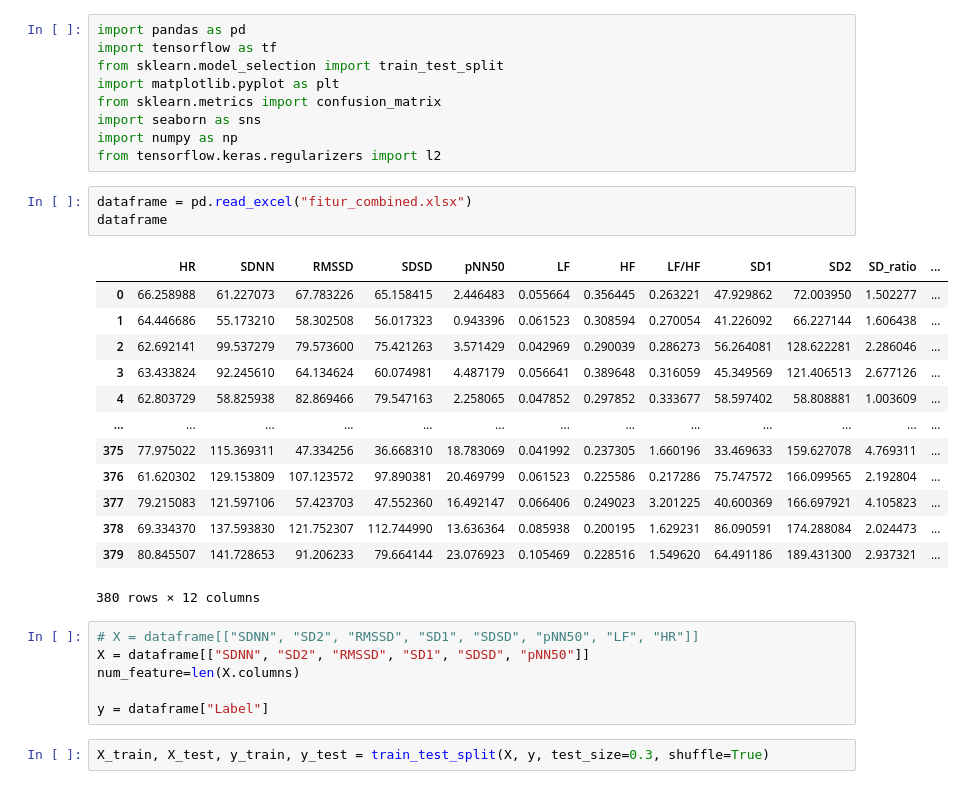
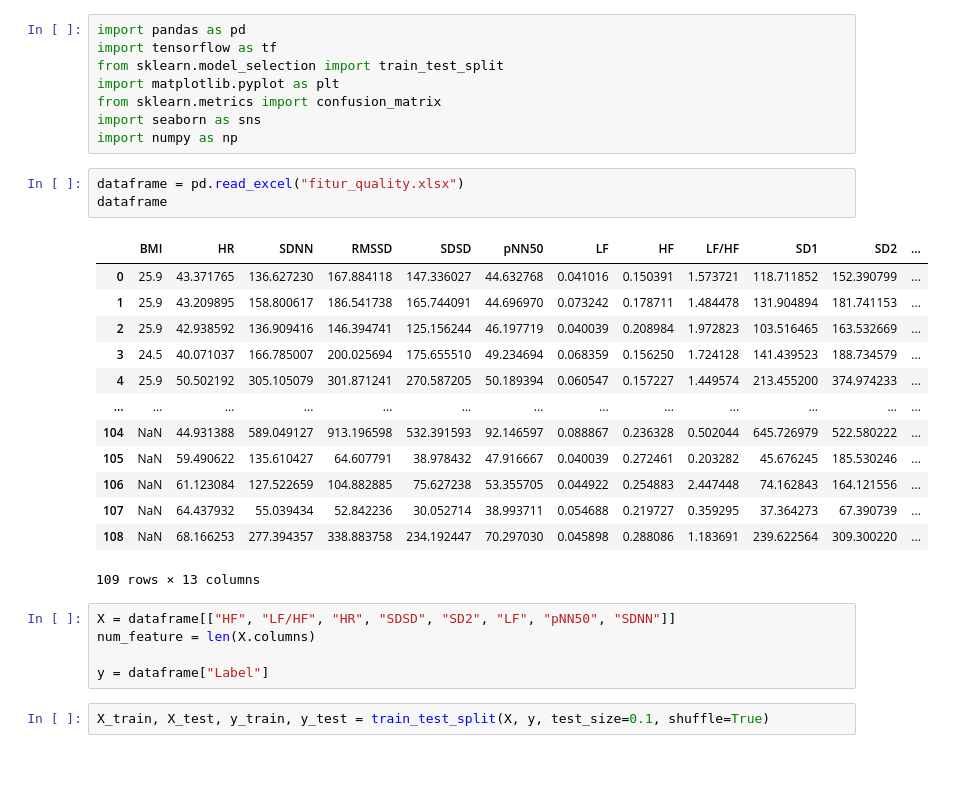
Before and after one commit to LittleBabyIcebear/Sleep-Apnea, a Jupyter notebook: model_quality.ipynb, the cells around one changed output. Cells and saved outputs as stored; diff of their text form.

```diff
--- a/model_quality.ipynb
+++ b/model_quality.ipynb
@@ -6,32 +6,30 @@ import matplotlib.pyplot as plt
 from sklearn.metrics import confusion_matrix
 import seaborn as sns
 import numpy as np
-from tensorflow.keras.regularizers import l2
 # %%
-dataframe = pd.read_excel("fitur_combined.xlsx")
+dataframe = pd.read_excel("fitur_quality.xlsx")
 dataframe
 # %% [output]
-|  | HR | SDNN | RMSSD | SDSD | pNN50 | LF | HF | LF/HF | SD1 | SD2 | SD_ratio | ... |
-| 0 | 66.258988 | 61.227073 | 67.783226 | 65.158415 | 2.446483 | 0.055664 | 0.356445 | 0.263221 | 47.929862 | 72.003950 | 1.502277 | ... |
-| 1 | 64.446686 | 55.173210 | 58.302508 | 56.017323 | 0.943396 | 0.061523 | 0.308594 | 0.270054 | 41.226092 | 66.227144 | 1.606438 | ... |
-| 2 | 62.692141 | 99.537279 | 79.573600 | 75.421263 | 3.571429 | 0.042969 | 0.290039 | 0.286273 | 56.264081 | 128.622281 | 2.286046 | ... |
-| 3 | 63.433824 | 92.245610 | 64.134624 | 60.074981 | 4.487179 | 0.056641 | 0.389648 | 0.316059 | 45.349569 | 121.406513 | 2.677126 | ... |
-| 4 | 62.803729 | 58.825938 | 82.869466 | 79.547163 | 2.258065 | 0.047852 | 0.297852 | 0.333677 | 58.597402 | 58.808881 | 1.003609 | ... |
+|  | BMI | HR | SDNN | RMSSD | SDSD | pNN50 | LF | HF | LF/HF | SD1 | SD2 | ... |
+| 0 | 25.9 | 43.371765 | 136.627230 | 167.884118 | 147.336027 | 44.632768 | 0.041016 | 0.150391 | 1.573721 | 118.711852 | 152.390799 | ... |
+| 1 | 25.9 | 43.209895 | 158.800617 | 186.541738 | 165.744091 | 44.696970 | 0.073242 | 0.178711 | 1.484478 | 131.904894 | 181.741153 | ... |
+| 2 | 25.9 | 42.938592 | 136.909416 | 146.394741 | 125.156244 | 46.197719 | 0.040039 | 0.208984 | 1.972823 | 103.516465 | 163.532669 | ... |
+| 3 | 24.5 | 40.071037 | 166.785007 | 200.025694 | 175.655510 | 49.234694 | 0.068359 | 0.156250 | 1.724128 | 141.439523 | 188.734579 | ... |
+| 4 | 25.9 | 50.502192 | 305.105079 | 301.871241 | 270.587205 | 50.189394 | 0.060547 | 0.157227 | 1.449574 | 213.455200 | 374.974233 | ... |
 | ... | ... | ... | ... | ... | ... | ... | ... | ... | ... | ... | ... | ... |
-| 375 | 77.975022 | 115.369311 | 47.334256 | 36.668310 | 18.783069 | 0.041992 | 0.237305 | 1.660196 | 33.469633 | 159.627078 | 4.769311 | ... |
-| 376 | 61.620302 | 129.153809 | 107.123572 | 97.890381 | 20.469799 | 0.061523 | 0.225586 | 0.217286 | 75.747572 | 166.099565 | 2.192804 | ... |
-| 377 | 79.215083 | 121.597106 | 57.423703 | 47.552360 | 16.492147 | 0.066406 | 0.249023 | 3.201225 | 40.600369 | 166.697921 | 4.105823 | ... |
-| 378 | 69.334370 | 137.593830 | 121.752307 | 112.744990 | 13.636364 | 0.085938 | 0.200195 | 1.629231 | 86.090591 | 174.288084 | 2.024473 | ... |
-| 379 | 80.845507 | 141.728653 | 91.206233 | 79.664144 | 23.076923 | 0.105469 | 0.228516 | 1.549620 | 64.491186 | 189.431300 | 2.937321 | ... |
+| 104 | NaN | 44.931388 | 589.049127 | 913.196598 | 532.391593 | 92.146597 | 0.088867 | 0.236328 | 0.502044 | 645.726979 | 522.580222 | ... |
+| 105 | NaN | 59.490622 | 135.610427 | 64.607791 | 38.978432 | 47.916667 | 0.040039 | 0.272461 | 0.203282 | 45.676245 | 185.530246 | ... |
+| 106 | NaN | 61.123084 | 127.522659 | 104.882885 | 75.627238 | 53.355705 | 0.044922 | 0.254883 | 2.447448 | 74.162843 | 164.121556 | ... |
+| 107 | NaN | 64.437932 | 55.039434 | 52.842236 | 30.052714 | 38.993711 | 0.054688 | 0.219727 | 0.359295 | 37.364273 | 67.390739 | ... |
+| 108 | NaN | 68.166253 | 277.394357 | 338.883758 | 234.192447 | 70.297030 | 0.045898 | 0.288086 | 1.183691 | 239.622564 | 309.300220 | ... |
-380 rows × 12 columns
+109 rows × 13 columns
-# %%
-# X = dataframe[["SDNN", "SD2", "RMSSD", "SD1", "SDSD", "pNN50", "LF", "HR"]]
-X = dataframe[["SDNN", "SD2", "RMSSD", "SD1", "SDSD", "pNN50"]]
-num_feature=len(X.columns)
-
-y = dataframe["Label"]
+# %%
+X = dataframe[["HF", "LF/HF", "HR", "SDSD", "SD2", "LF", "pNN50", "SDNN"]]
+num_feature = len(X.columns)
+
+y = dataframe["Label"]
 # %%
-X_train, X_test, y_train, y_test = train_test_split(X, y, test_size=0.3, shuffle=True)
+X_train, X_test, y_train, y_test = train_test_split(X, y, test_size=0.1, shuffle=True)
 # %%
 model = tf.keras.Sequential(
     [
```
Also changed, not shown: parts of 7 cells of this notebook, 1 other file.
